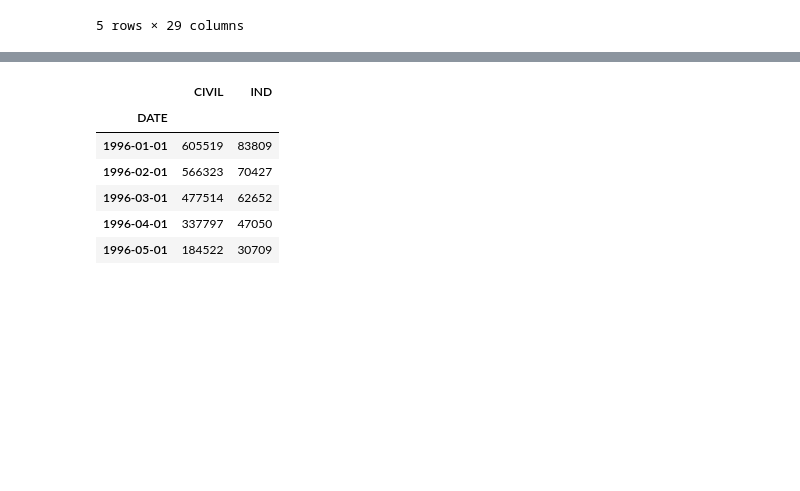
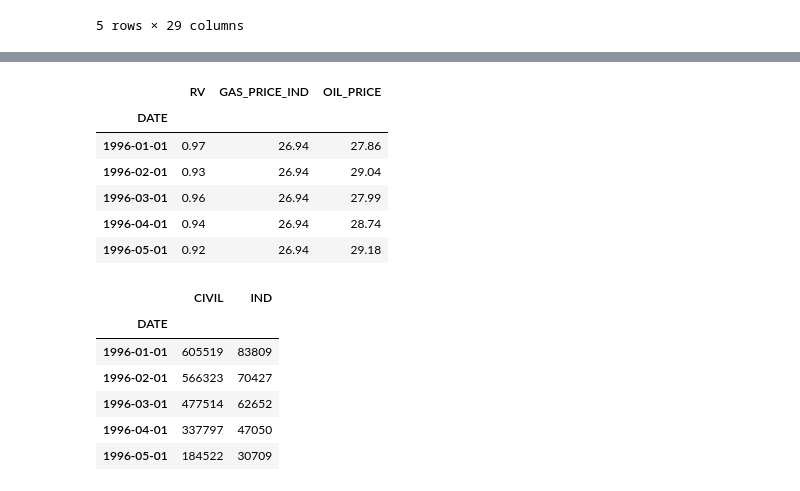
Before and after one commit to knu-tomato/bigstar-kogas, a Jupyter notebook: Model-Test/Model-Test-inuk/Model-LSTM-inuk.ipynb, the cells around one changed output, grey strips where cells are left out. Saved outputs shown, nothing was run; the diff lists cells and outputs as text; code cells hidden in the pictures; blank space fills up the shorter version.

```diff
--- a/Model-Test/Model-Test-inuk/Model-LSTM-inuk.ipynb
+++ b/Model-Test/Model-Test-inuk/Model-LSTM-inuk.ipynb
@@ -18,6 +17,8 @@ from keras.optimizers import Adam
 ## [1] 데이터 로딩
 ---
 # %%
-data = pd.read_csv("data_tomato.csv", index_col=0)
+data_tomato = pd.read_csv("data_tomato.csv", index_col=0)
+data_qva = pd.read_csv("data_qva_inter.csv", index_col=0)
+data_rv = pd.read_csv("data_rv.csv", index_col=0)
 target = pd.read_csv("target.csv", index_col=0)
 # %%
@@ -34,3 +45,13 @@ data.head()
+# %%
+data_rv.head()
+# %% [output]
+|  | RV | GAS_PRICE_IND | OIL_PRICE |
+| DATE |  |  |  |
+| 1996-01-01 | 0.97 | 26.94 | 27.86 |
+| 1996-02-01 | 0.93 | 26.94 | 29.04 |
+| 1996-03-01 | 0.96 | 26.94 | 27.99 |
+| 1996-04-01 | 0.94 | 26.94 | 28.74 |
+| 1996-05-01 | 0.92 | 26.94 | 29.18 |
 # %%
 target.head()
 # %% [output]
```
Also changed, not shown: parts of 20 cells of this notebook, 15 other files.
